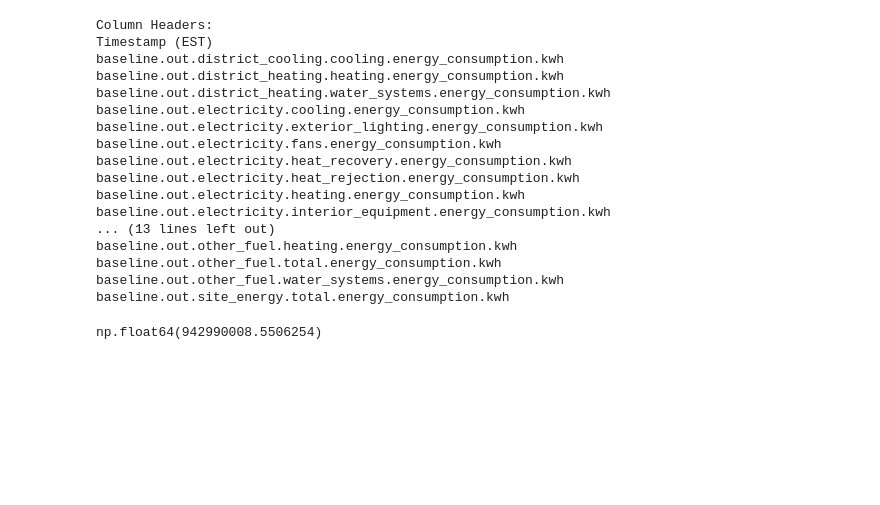
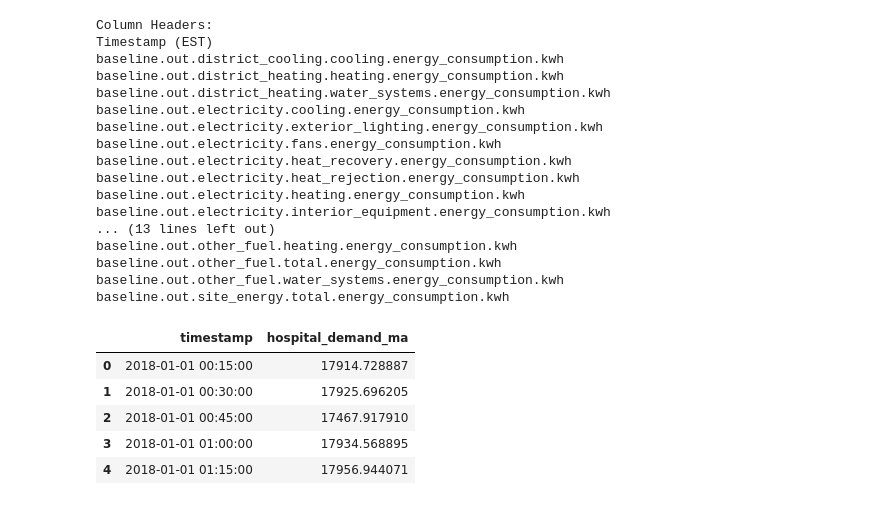
Before and after one commit to JonasSchweiger/Power_Outages_Code, a Jupyter notebook: Power_Outages_new.ipynb, the cells around one changed output. Drawn from its saved outputs; the diff is of its cells as text; code cells hidden in the pictures; blank space fills up the shorter version.

```diff
--- a/Power_Outages_new.ipynb
+++ b/Power_Outages_new.ipynb
@@ -1085,17 +1085,22 @@ baseline.out.site_energy.total.energy_consumption.kwh
 # %%
 import pandas as pd
 
 # Load the CSV file into a DataFrame
 df = pd.read_csv("C:/Users/jonas/OneDrive/Dokumente/EPFL École polytéchnique de Lausanne/Cours/MA4/MIT Master Thesis/Work/Power_Outages/hospital_demand_15min.csv")
 
 # Select only the desired column
 total_electricity_demand_hospital_massachusetts = df[['Timestamp (EST)','baseline.out.electricity.total.energy_consumption.kwh']]
 
 total_electricity_demand_hospital_massachusetts = total_electricity_demand_hospital_massachusetts.rename(columns={'Timestamp (EST)':'timestamp', 'baseline.out.electricity.total.energy_consumption.kwh': 'hospital_demand_ma'})
 # Assuming 'timestamp' is already in datetime format, remove timezone offset by converting to string and slicing
 total_electricity_demand_hospital_massachusetts['timestamp'] = total_electricity_demand_hospital_massachusetts['timestamp'].astype(str).str[:-6]
 
 # Display the first few rows of the new DataFrame
-total_electricity_demand_hospital_massachusetts['hospital_demand_ma'].sum()
+total_electricity_demand_hospital_massachusetts.head()
 # %% [output]
-np.float64(942990008.5506254)
+|  | timestamp | hospital_demand_ma |
+| 0 | 2018-01-01 00:15:00 | 17914.728887 |
+| 1 | 2018-01-01 00:30:00 | 17925.696205 |
+| 2 | 2018-01-01 00:45:00 | 17467.917910 |
+| 3 | 2018-01-01 01:00:00 | 17934.568895 |
+| 4 | 2018-01-01 01:15:00 | 17956.944071 |
```
Also changed, not shown: parts of 2 cells of this notebook.
